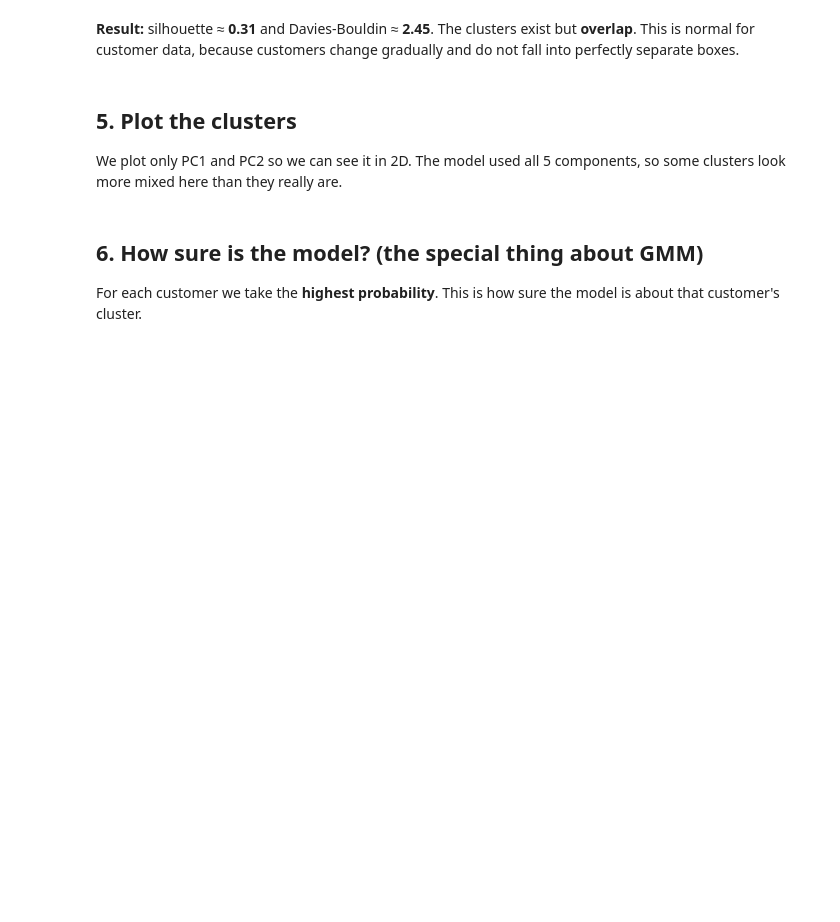
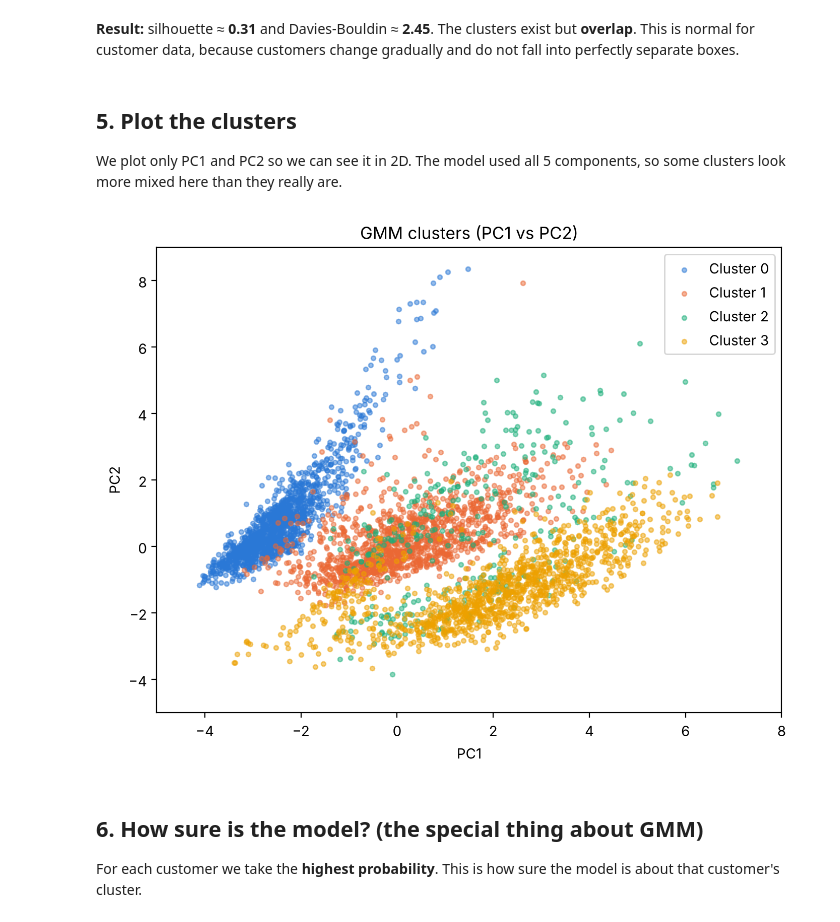
Before and after one commit to JanaAlzobidi/Machine-Learning-Projects, a Jupyter notebook: Unit-5-Unsupervised-Learning/customer-segmentation-clustering/gmm/gmm_customer_segmentation.ipynb, the cells around one changed output. Cells and saved outputs as stored; diff of their text form; code cells hidden in the pictures; blank space fills up the shorter version.

```diff
--- a/Unit-5-Unsupervised-Learning/customer-segmentation-clustering/gmm/gmm_customer_segmentation.ipynb
+++ b/Unit-5-Unsupervised-Learning/customer-segmentation-clustering/gmm/gmm_customer_segmentation.ipynb
@@ -100,15 +130,21 @@ print("Davies-Bouldin: ", round(davies_bouldin_score(Z, labels), 3))
 
 We plot only PC1 and PC2 so we can see it in 2D. The model used all 5 components, so some clusters look more mixed here than they really are.
 # %%
+COLORS = ["#2a78d6", "#eb6834", "#1baf7a", "#eda100"]   # one color per cluster (0, 1, 2, 3)
+
 plt.figure(figsize=(8, 6))
 for c in range(4):
     group = Z[labels == c]
-    plt.scatter(group.PC1, group.PC2, s=10, alpha=0.5, label=f"Cluster {c}")
+    plt.scatter(group.PC1, group.PC2, s=10, alpha=0.5, color=COLORS[c], label=f"Cluster {c}")
 plt.xlabel("PC1")
 plt.ylabel("PC2")
 plt.title("GMM clusters (PC1 vs PC2)")
+plt.xlim(-5, 8)    # zoom on the main cloud (4 far-away customers are outside)
+plt.ylim(-5, 9)
 plt.legend()
 plt.show()
+# %% [output]
+[figure, added]
 # %% [markdown]
 ## 6. How sure is the model? (the special thing about GMM)
 
```
Also changed, not shown: parts of 16 cells of this notebook.
